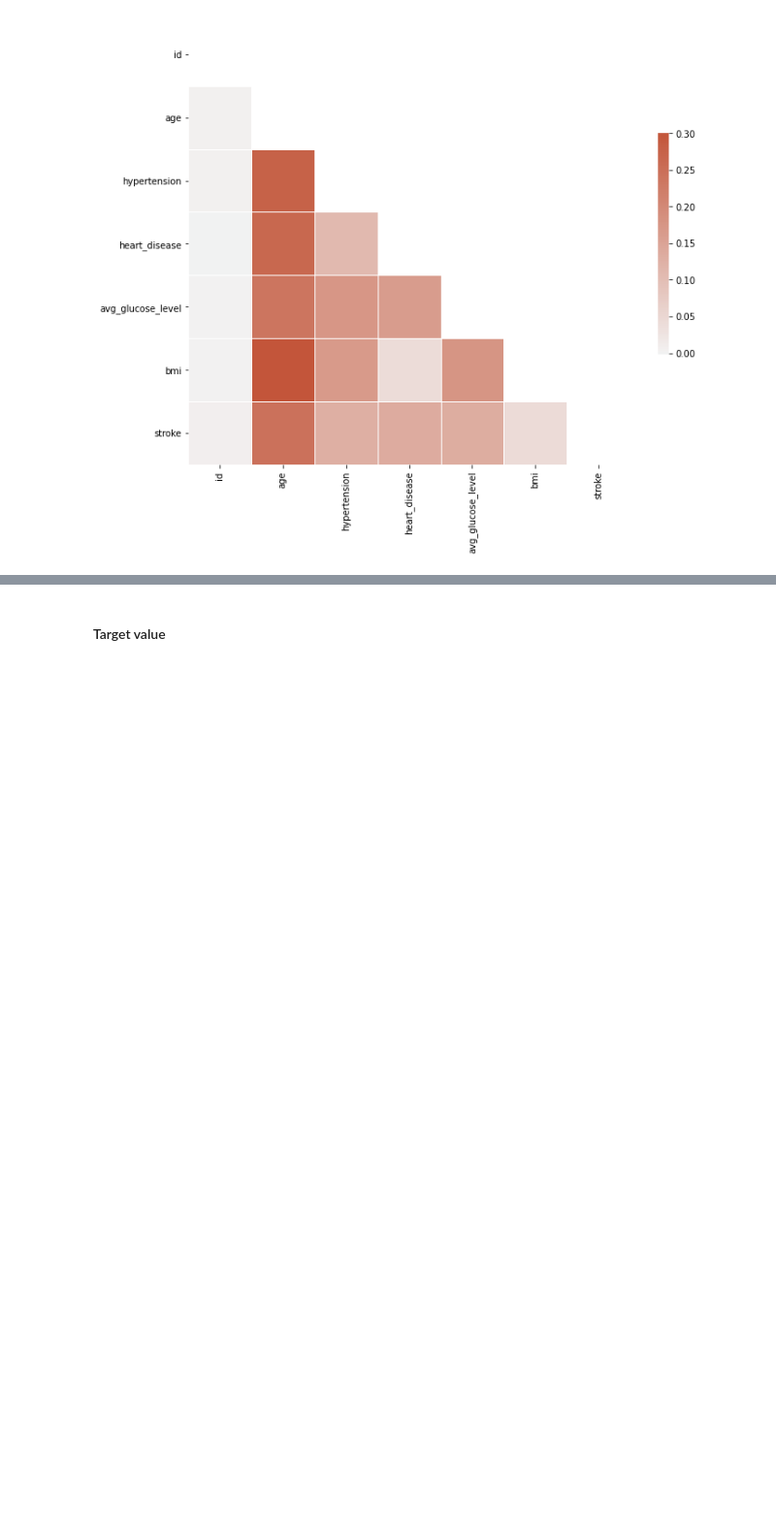
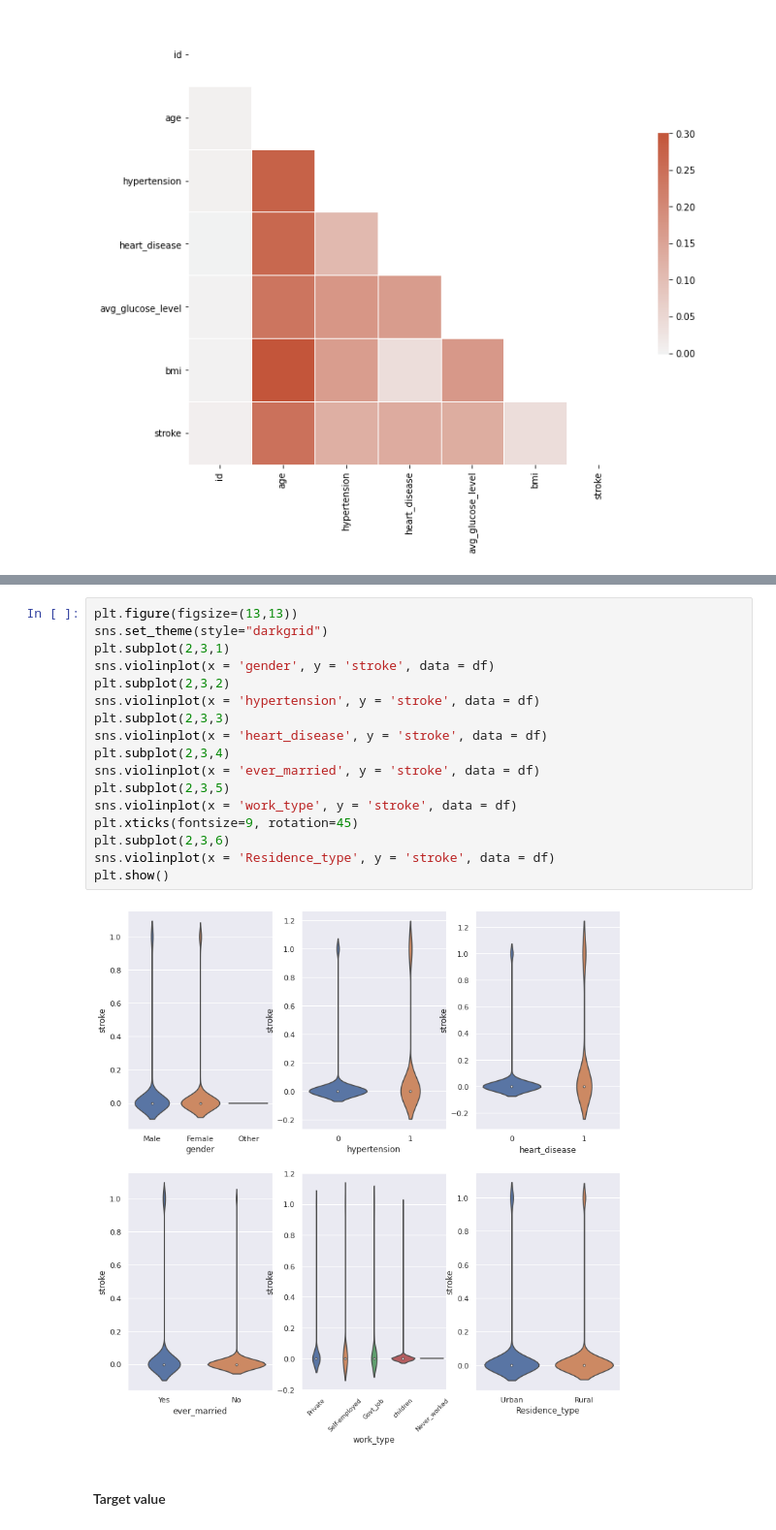
Before and after one commit to mcfatbeard57/Kaggle, a Jupyter notebook: Stroke Prediction/ STROKE PREDICTION- AUC - 0.94 🎯.ipynb, the cells around one changed output, grey strips where cells are left out. Shown at 97% size. Drawn from its saved outputs; the diff is of its cells as text; blank space fills up the shorter version.

```diff
--- a/Stroke Prediction/ STROKE PREDICTION- AUC - 0.94 🎯.ipynb
+++ b/Stroke Prediction/ STROKE PREDICTION- AUC - 0.94 🎯.ipynb
@@ -200,3 +203,22 @@ plt.show()
+# %%
+plt.figure(figsize=(13,13))
+sns.set_theme(style="darkgrid")
+plt.subplot(2,3,1)
+sns.violinplot(x = 'gender', y = 'stroke', data = df)
+plt.subplot(2,3,2)
+sns.violinplot(x = 'hypertension', y = 'stroke', data = df)
+plt.subplot(2,3,3)
+sns.violinplot(x = 'heart_disease', y = 'stroke', data = df)
+plt.subplot(2,3,4)
+sns.violinplot(x = 'ever_married', y = 'stroke', data = df)
+plt.subplot(2,3,5)
+sns.violinplot(x = 'work_type', y = 'stroke', data = df)
+plt.xticks(fontsize=9, rotation=45)
+plt.subplot(2,3,6)
+sns.violinplot(x = 'Residence_type', y = 'stroke', data = df)
+plt.show()
+# %% [output]
+[figure, added]
 # %% [markdown]
 #### Target value
 # %%
```
Also changed, not shown: parts of 22 cells of this notebook.
